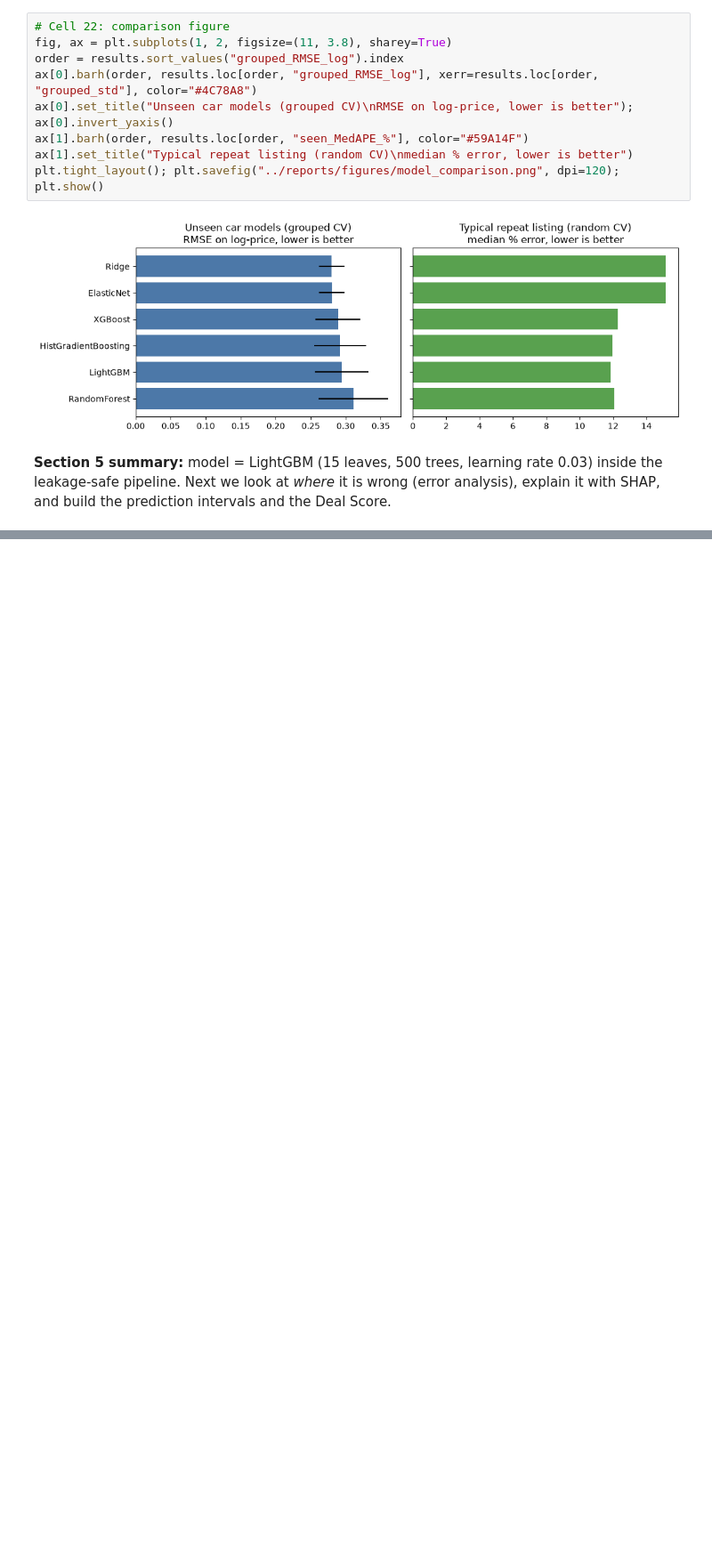
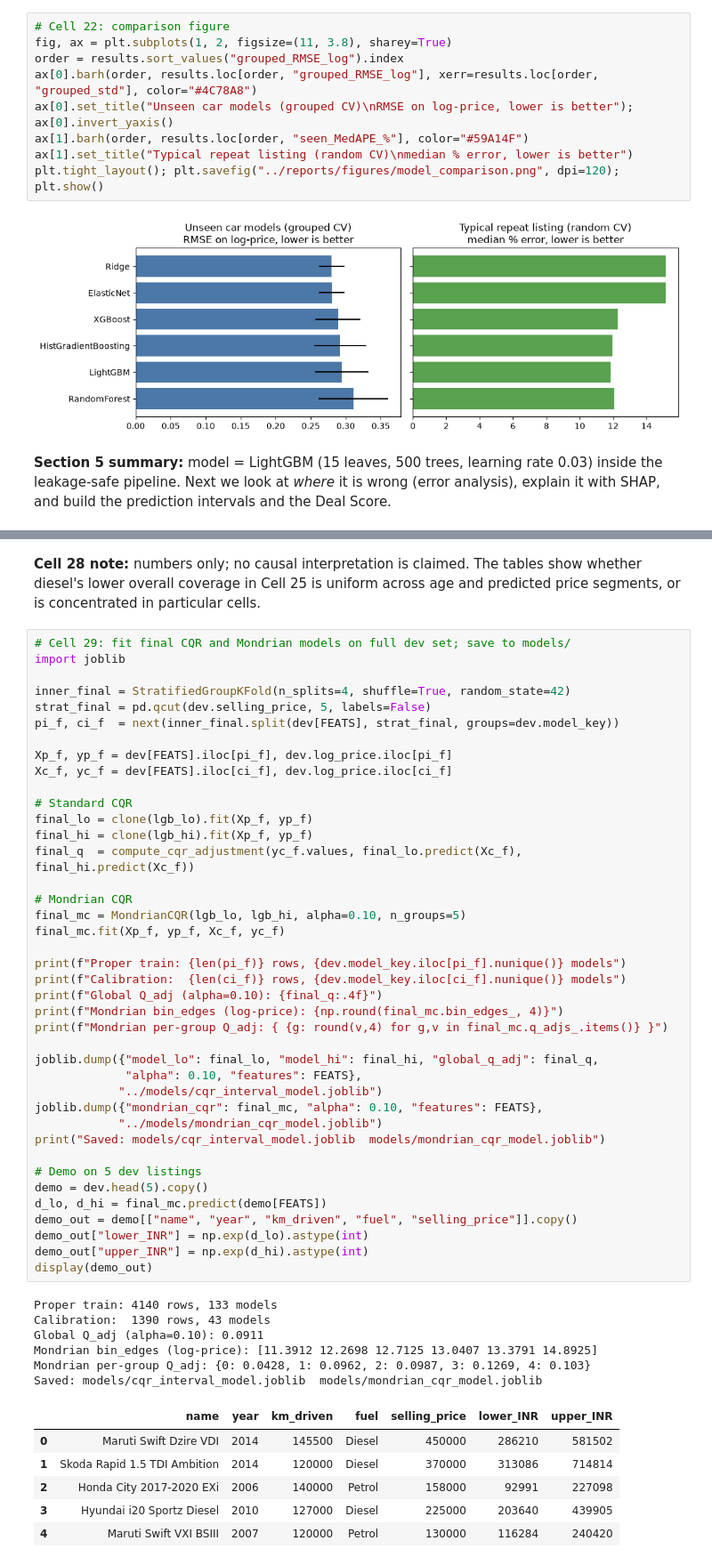
Before and after one commit to aayaan-khan/Used-Cars-Cost-Prediction, a Jupyter notebook: notebooks/Used_Cars_Cost_Prediction.ipynb, the cells around one changed output, grey strips where cells are left out. Shown at 89% size. Cells and saved outputs as stored; diff of their text form; blank space fills up the shorter version.

```diff
--- a/notebooks/Used_Cars_Cost_Prediction.ipynb
+++ b/notebooks/Used_Cars_Cost_Prediction.ipynb
@@ -607,0 +1119,55 @@ plt.tight_layout(); plt.savefig("../reports/figures/model_comparison.png", dpi=1
+# %% [markdown]
+**Cell 28 note:** numbers only; no causal interpretation is claimed. The tables show whether diesel's lower overall coverage in Cell 25 is uniform across age and predicted price segments, or is concentrated in particular cells.
+# %%
+# Cell 29: fit final CQR and Mondrian models on full dev set; save to models/
+import joblib
+
+inner_final = StratifiedGroupKFold(n_splits=4, shuffle=True, random_state=42)
+strat_final = pd.qcut(dev.selling_price, 5, labels=False)
+pi_f, ci_f  = next(inner_final.split(dev[FEATS], strat_final, groups=dev.model_key))
+
+Xp_f, yp_f = dev[FEATS].iloc[pi_f], dev.log_price.iloc[pi_f]
+Xc_f, yc_f = dev[FEATS].iloc[ci_f], dev.log_price.iloc[ci_f]
+
+# Standard CQR
+final_lo = clone(lgb_lo).fit(Xp_f, yp_f)
+final_hi = clone(lgb_hi).fit(Xp_f, yp_f)
+final_q  = compute_cqr_adjustment(yc_f.values, final_lo.predict(Xc_f), final_hi.predict(Xc_f))
+
+# Mondrian CQR
+final_mc = MondrianCQR(lgb_lo, lgb_hi, alpha=0.10, n_groups=5)
+final_mc.fit(Xp_f, yp_f, Xc_f, yc_f)
+
+print(f"Proper train: {len(pi_f)} rows, {dev.model_key.iloc[pi_f].nunique()} models")
+print(f"Calibration:  {len(ci_f)} rows, {dev.model_key.iloc[ci_f].nunique()} models")
+print(f"Global Q_adj (alpha=0.10): {final_q:.4f}")
+print(f"Mondrian bin_edges (log-price): {np.round(final_mc.bin_edges_, 4)}")
+print(f"Mondrian per-group Q_adj: { {g: round(v,4) for g,v in final_mc.q_adjs_.items()} }")
+
+joblib.dump({"model_lo": final_lo, "model_hi": final_hi, "global_q_adj": final_q,
+             "alpha": 0.10, "features": FEATS},
+            "../models/cqr_interval_model.joblib")
+joblib.dump({"mondrian_cqr": final_mc, "alpha": 0.10, "features": FEATS},
+            "../models/mondrian_cqr_model.joblib")
+print("Saved: models/cqr_interval_model.joblib  models/mondrian_cqr_model.joblib")
+
+# Demo on 5 dev listings
+demo = dev.head(5).copy()
+d_lo, d_hi = final_mc.predict(demo[FEATS])
+demo_out = demo[["name", "year", "km_driven", "fuel", "selling_price"]].copy()
+demo_out["lower_INR"] = np.exp(d_lo).astype(int)
+demo_out["upper_INR"] = np.exp(d_hi).astype(int)
+display(demo_out)
+# %% [output]
+Proper train: 4140 rows, 133 models
+Calibration:  1390 rows, 43 models
+Global Q_adj (alpha=0.10): 0.0911
+Mondrian bin_edges (log-price): [11.3912 12.2698 12.7125 13.0407 13.3791 14.8925]
+Mondrian per-group Q_adj: {0: 0.0428, 1: 0.0962, 2: 0.0987, 3: 0.1269, 4: 0.103}
+Saved: models/cqr_interval_model.joblib  models/mondrian_cqr_model.joblib
+|  | name | year | km_driven | fuel | selling_price | lower_INR | upper_INR |
+| 0 | Maruti Swift Dzire VDI | 2014 | 145500 | Diesel | 450000 | 286210 | 581502 |
+| 1 | Skoda Rapid 1.5 TDI Ambition | 2014 | 120000 | Diesel | 370000 | 313086 | 714814 |
+| 2 | Honda City 2017-2020 EXi | 2006 | 140000 | Petrol | 158000 | 92991 | 227098 |
+| 3 | Hyundai i20 Sportz Diesel | 2010 | 127000 | Diesel | 225000 | 203640 | 439905 |
+| 4 | Maruti Swift VXI BSIII | 2007 | 120000 | Petrol | 130000 | 116284 | 240420 |
```
Also changed, not shown: parts of 12 cells of this notebook, 2 other files.
